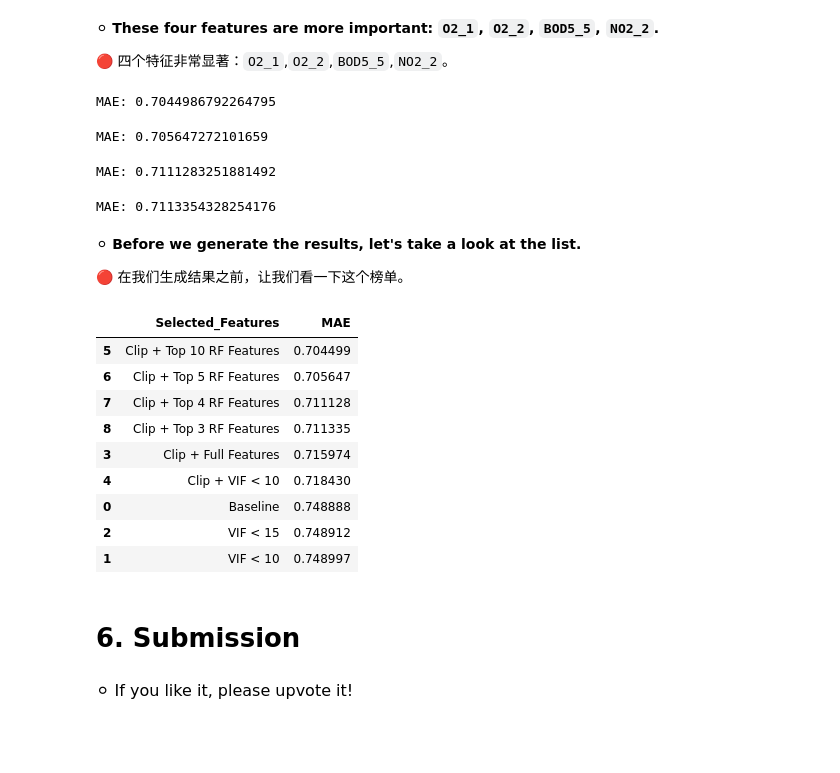
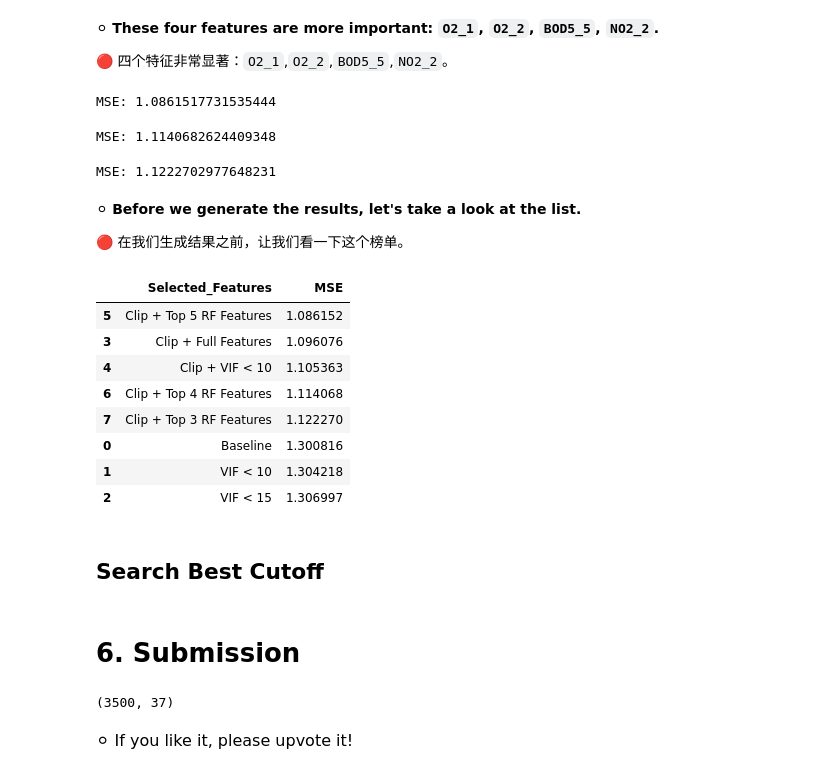
Before and after one commit to zerolovesea/Kaggle_Competitions, a Jupyter notebook: en-playground-s3-e21-eda-fss.ipynb, the cells around one changed output. Cells and saved outputs as stored; diff of their text form; code cells hidden in the pictures; blank space fills up the shorter version.

```diff
--- a/en-playground-s3-e21-eda-fss.ipynb
+++ b/en-playground-s3-e21-eda-fss.ipynb
@@ -233,20 +235,20 @@ rf = RandomForestRegressor(
        n_jobs=-1,
        random_state=42)
 
-mae_results = pd.DataFrame(columns=['Selected_Features', 'MAE'])
+mse_results = pd.DataFrame(columns=['Selected_Features', 'MSE'])
 
 def evaluation(df,select_features,note):
-    global mae_results
+    global mse_results
 
     X = df[select_features]
     Y = df[target]
     X_train, X_test, y_train, y_test = train_test_split(X,Y,test_size=0.2, random_state=42)
     rf.fit(X_train, y_train)
     y_hat = rf.predict(X_test)
-    mae =  mean_absolute_error(y_test, y_hat)
-    mae_results = mae_results.append({'Selected_Features': note, 'MAE': mae}, ignore_index=True)
+    mse =  mean_squared_error(y_test, y_hat)
+    mse_results = mse_results.append({'Selected_Features': note, 'MSE': mse}, ignore_index=True)
 
-    print("MAE:", mae)
+    print("MSE:", mse)
 # %%
 # baseline evaluation
 
@@ -381,44 +383,39 @@ f_importance_plot(f_imp_df)
 ⚪ **These four features are more important: `O2_1`, `O2_2`, `BOD5_5`, `NO2_2`.**
 
 🔴 四个特征非常显著：`O2_1`,`O2_2`,`BOD5_5`,`NO2_2`。
-# %%
-top10rf_features = f_imp_df.head(10).feature.to_list()
-
-evaluation(df=submission,select_features=top10rf_features,note='Clip + Top 10 RF Features')
-# %% [output]
-MAE: 0.7044986792264795
 # %%
 top5rf_features = f_imp_df.head(5).feature.to_list()
 
 evaluation(df=submission,select_features=top5rf_features,note='Clip + Top 5 RF Features')
 # %% [output]
-MAE: 0.705647272101659
+MSE: 1.0861517731535444
 # %%
 top4rf_features = f_imp_df.head(4).feature.to_list()
 
 evaluation(df=submission,select_features=top4rf_features,note='Clip + Top 4 RF Features')
 # %% [output]
-MAE: 0.7111283251881492
+MSE: 1.1140682624409348
 # %%
 top3rf_features = f_imp_df.head(3).feature.to_list()
 
 evaluation(df=submission,select_features=top3rf_features,note='Clip + Top 3 RF Features')
 # %% [output]
-MAE: 0.7113354328254176
+MSE: 1.1222702977648231
 # %% [markdown]
 ⚪ **Before we generate the results, let's take a look at the list.**
 
 🔴 在我们生成结果之前，让我们看一下这个榜单。
 # %%
-mae_results.sort_values(by='MAE')
+mse_results.sort_values(by='MSE')
 # %% [output]
-|  | Selected_Features | MAE |
-| 5 | Clip + Top 10 RF Features | 0.704499 |
-| 6 | Clip + Top 5 RF Features | 0.705647 |
-| 7 | Clip + Top 4 RF Features | 0.711128 |
-| 8 | Clip + Top 3 RF Features | 0.711335 |
-| 3 | Clip + Full Features | 0.715974 |
-| 4 | Clip + VIF < 10 | 0.718430 |
-| 0 | Baseline | 0.748888 |
-| 2 | VIF < 15 | 0.748912 |
-| 1 | VIF < 10 | 0.748997 |
+|  | Selected_Features | MSE |
+| 5 | Clip + Top 5 RF Features | 1.086152 |
+| 3 | Clip + Full Features | 1.096076 |
+| 4 | Clip + VIF < 10 | 1.105363 |
+| 6 | Clip + Top 4 RF Features | 1.114068 |
+| 7 | Clip + Top 3 RF Features | 1.122270 |
+| 0 | Baseline | 1.300816 |
+| 1 | VIF < 10 | 1.304218 |
+| 2 | VIF < 15 | 1.306997 |
+# %% [markdown]
+## Search Best Cutoff
@@ -425,6 +454,11 @@ mae_results.sort_values(by='MAE')
 # %% [markdown]
 <a id="6"></a>
 # <b> 6. Submission </b>
+# %%
+submission[target] = submission[target].clip(7,35)
+submission.shape
+# %% [output]
+(3500, 37)
 # %%
 def set_zero(df,col_to_keep):
     col_to_keep.append(target) # Keep target in dataset
```
Also changed, not shown: parts of 12 cells of this notebook.
